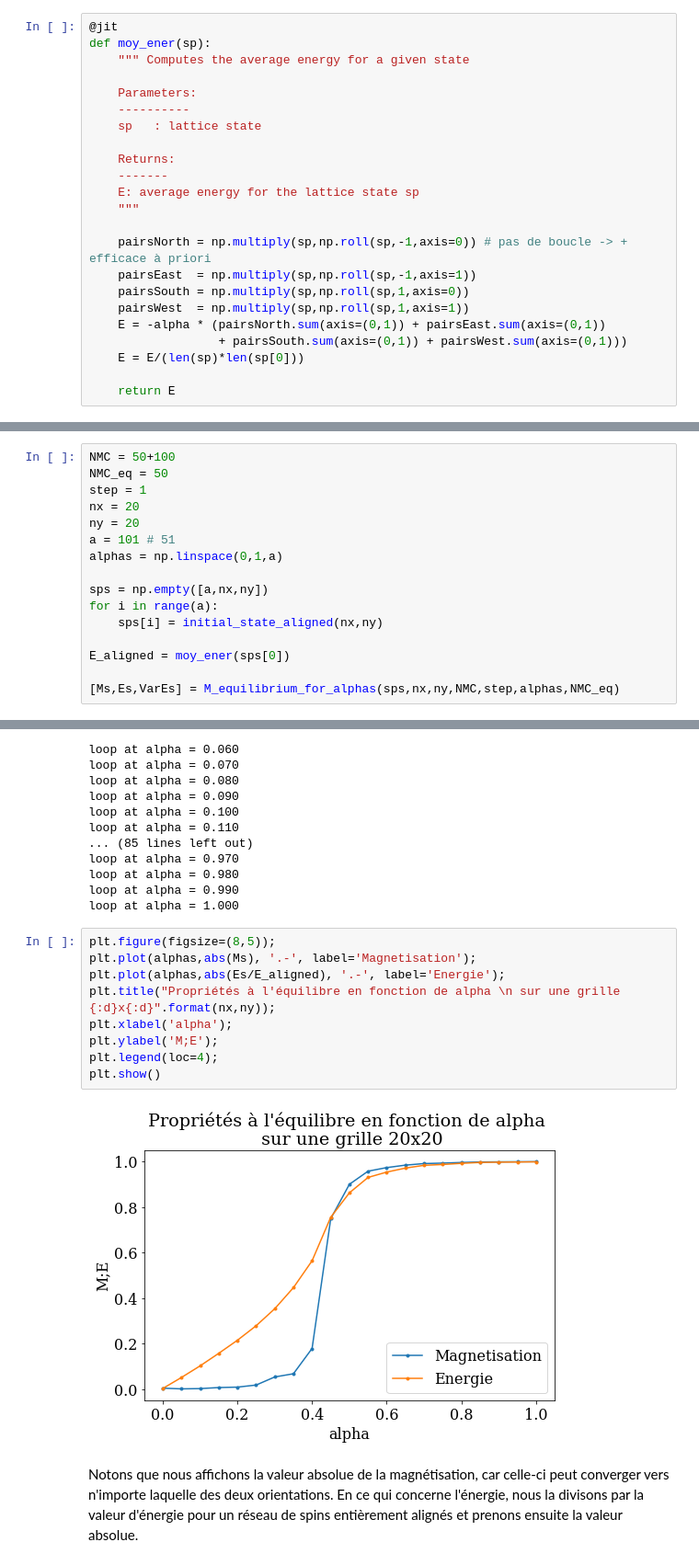
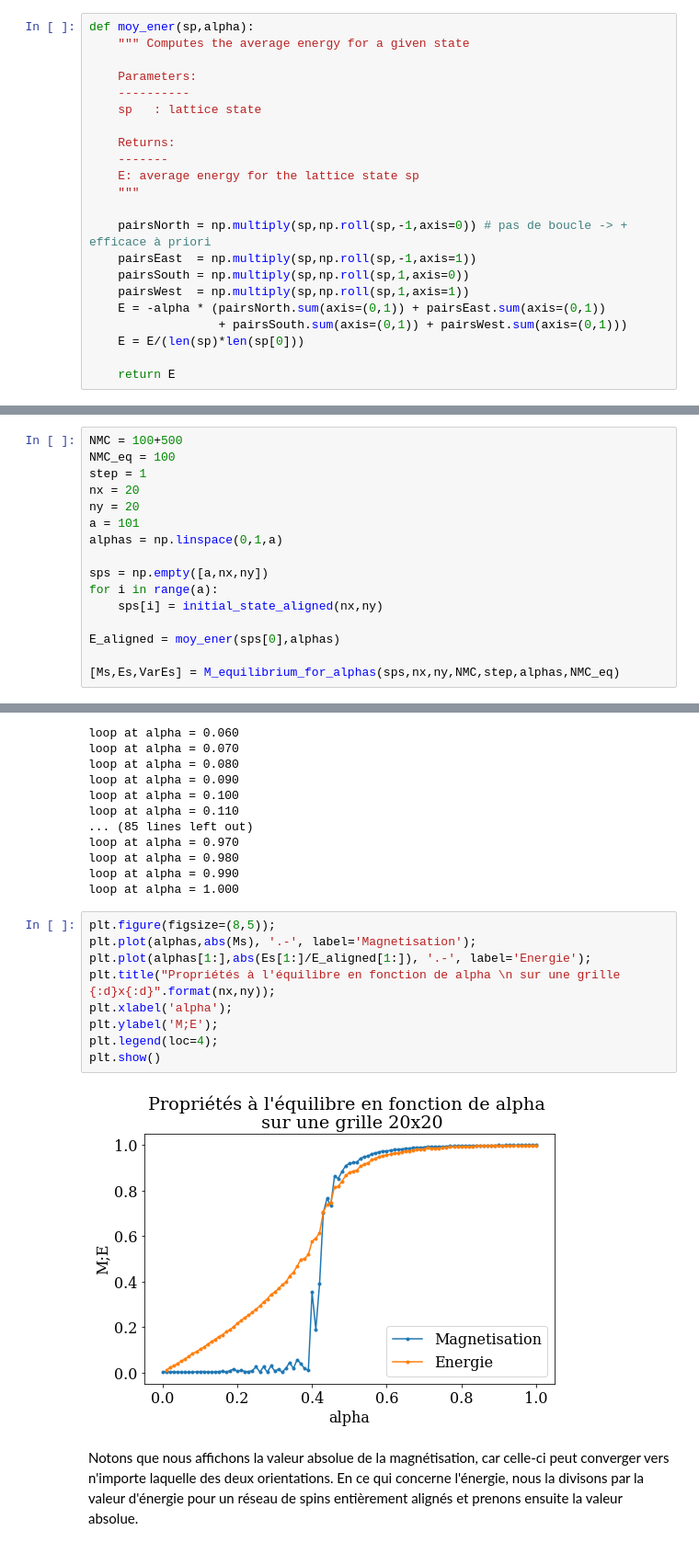
Before and after one commit to ceschoon/Travail-PHYS-F-303, a Jupyter notebook: Travail_PHYS-F-303_MJ_CS.ipynb, the cells around one changed output, grey strips where cells are left out. Shown at 92% size. Cells and saved outputs as stored; diff of their text form.

```diff
--- a/Travail_PHYS-F-303_MJ_CS.ipynb
+++ b/Travail_PHYS-F-303_MJ_CS.ipynb
@@ -291,8 +288,7 @@ def moy_magn(sp):
     M = sp.sum(axis=(0,1))/(len(sp)*len(sp[0]))
     return M
 # %%
-@jit
-def moy_ener(sp):
+def moy_ener(sp,alpha):
     """ Computes the average energy for a given state
 
     Parameters:
@@ -431,19 +425,19 @@ def M_equilibrium_for_alphas(sps,nx,ny,NMC,step,alphas,NMC_eq):
 # %% [markdown]
 Calculons donc la magnétisation d'équilbre pour plusieurs valeurs de $\alpha$.
 # %%
-NMC = 50+100
-NMC_eq = 50
+NMC = 100+500
+NMC_eq = 100
 step = 1
 nx = 20
 ny = 20
-a = 101 # 51
+a = 101
 alphas = np.linspace(0,1,a)
 
 sps = np.empty([a,nx,ny])
 for i in range(a):
     sps[i] = initial_state_aligned(nx,ny)
 
-E_aligned = moy_ener(sps[0])
+E_aligned = moy_ener(sps[0],alphas)
 
 [Ms,Es,VarEs] = M_equilibrium_for_alphas(sps,nx,ny,NMC,step,alphas,NMC_eq)
 # %% [output]
@@ -467,13 +461,13 @@ loop at alpha = 1.000
 # %%
 plt.figure(figsize=(8,5));
 plt.plot(alphas,abs(Ms), '.-', label='Magnetisation');
-plt.plot(alphas,abs(Es/E_aligned), '.-', label='Energie');
+plt.plot(alphas[1:],abs(Es[1:]/E_aligned[1:]), '.-', label='Energie');
 plt.title("Propriétés à l'équilibre en fonction de alpha \n sur une grille {:d}x{:d}".format(nx,ny));
 plt.xlabel('alpha');
 plt.ylabel('M;E');
 plt.legend(loc=4);
 plt.show()
 # %% [output]
-[figure, old version]
+[figure, new version]
 # %% [markdown]
 Notons que nous affichons la valeur absolue de la magnétisation, car celle-ci peut converger vers n'importe laquelle des deux orientations. En ce qui concerne l'énergie, nous la divisons par la valeur d'énergie pour un réseau de spins entièrement alignés et prenons ensuite la valeur absolue.
```
Also changed, not shown: parts of 26 cells of this notebook.
